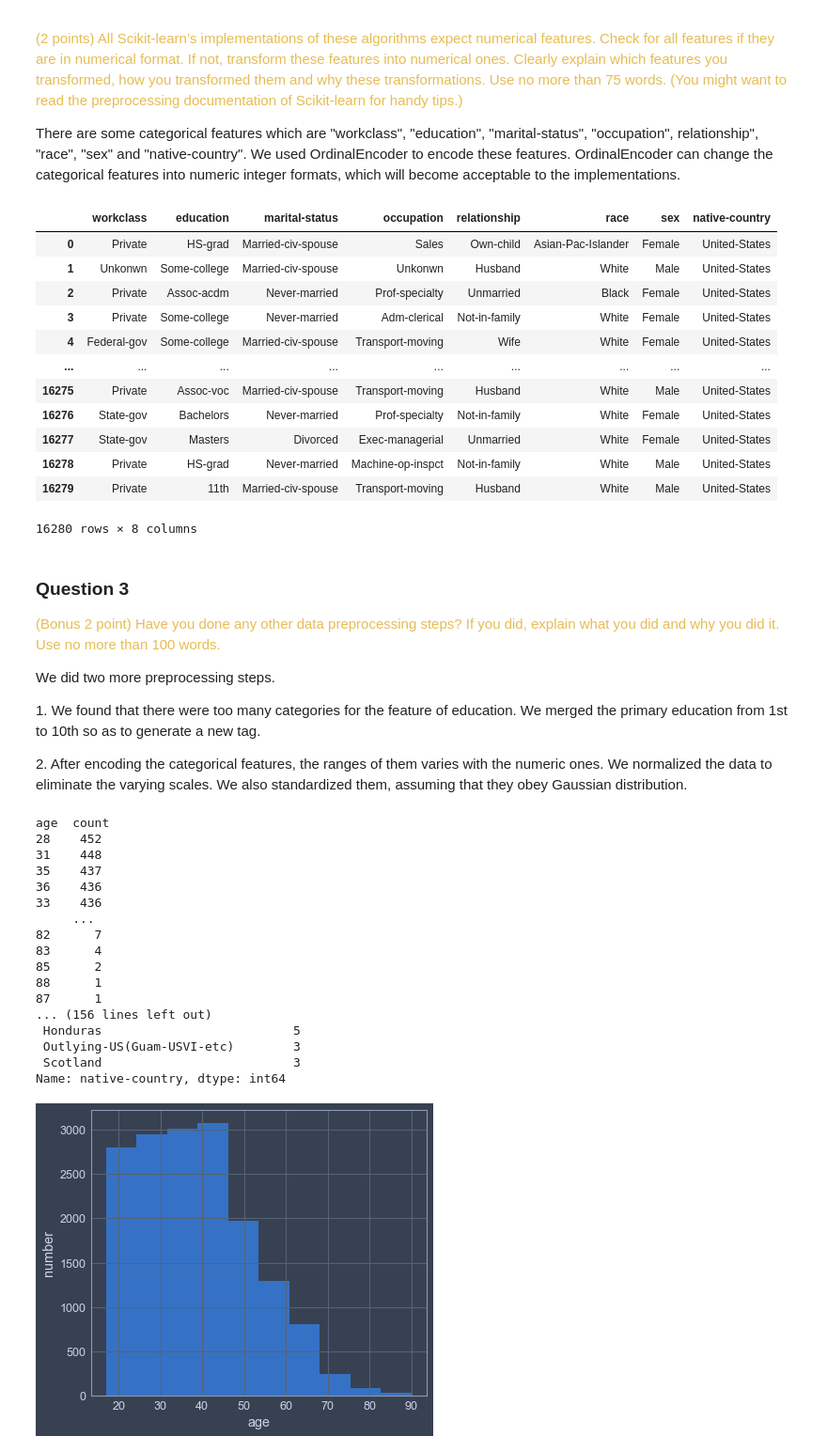
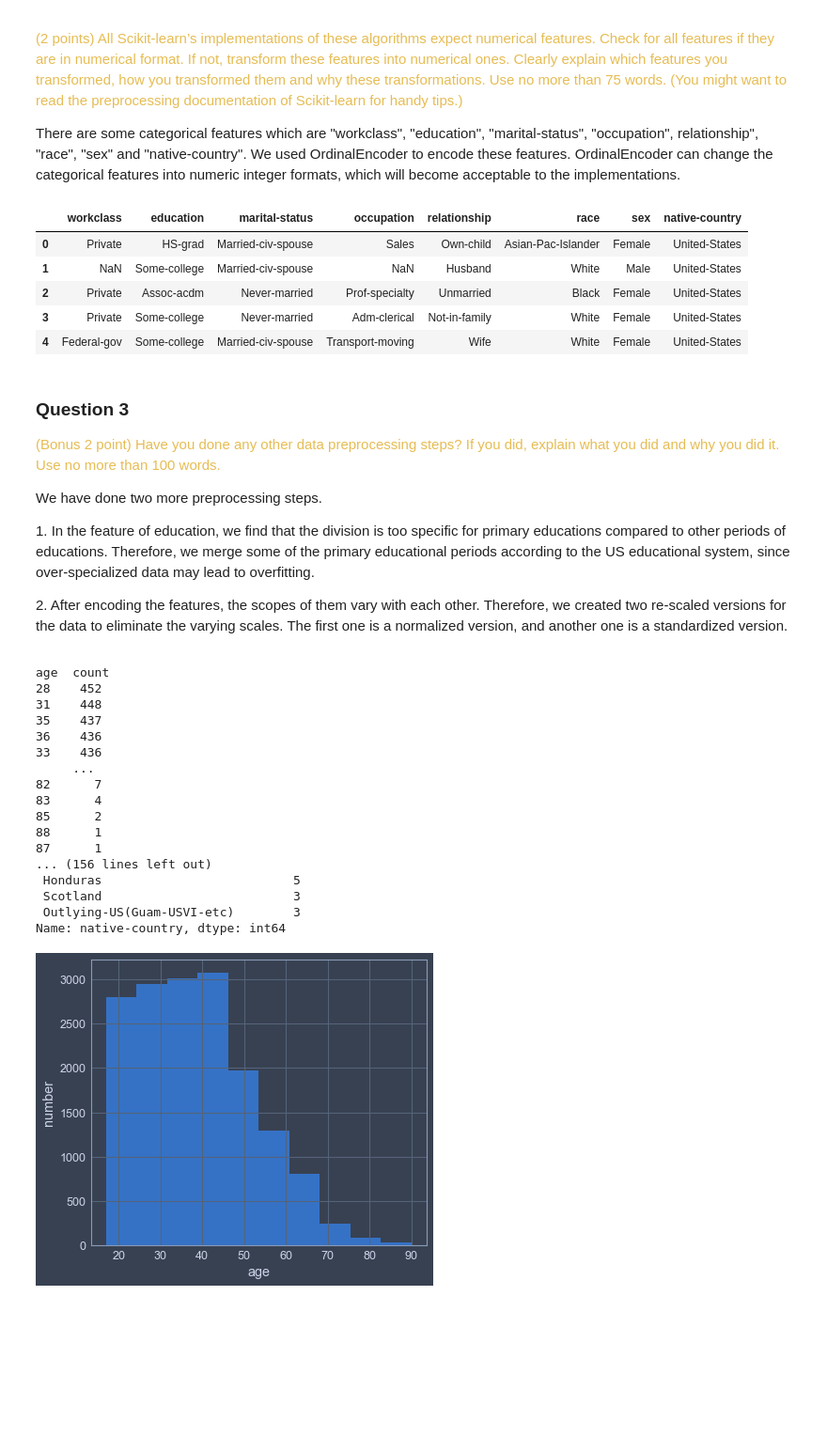
Before and after one commit to Timo9Madrid7/CSE2510MachineLearning, a Jupyter notebook: America Census/GROUP_problem_census.ipynb, the cells around one changed output. Shown at 94% size. Drawn from its saved outputs; the diff is of its cells as text; code cells hidden in the pictures; blank space fills up the shorter version.

```diff
--- a/America Census/GROUP_problem_census.ipynb
+++ b/America Census/GROUP_problem_census.ipynb
@@ -248,23 +261,17 @@ There are some categorical features which are "workclass", "education", "marital
 # %%
 # categorical features
 cat_features = ["workclass", "education", "marital-status", "occupation",
                 "relationship", "race", "sex", "native-country"]
 
 # origianl numeric features
 num_features = ["age", "education-num", "hours-per-week"]
 
-x_train_drop[cat_features]
+# they are not numbers
+x_train_raw[cat_features].head()
 # %% [output]
 |  | workclass | education | marital-status | occupation | relationship | race | sex | native-country |
 | 0 | Private | HS-grad | Married-civ-spouse | Sales | Own-child | Asian-Pac-Islander | Female | United-States |
-| 1 | Unkonwn | Some-college | Married-civ-spouse | Unkonwn | Husband | White | Male | United-States |
+| 1 | NaN | Some-college | Married-civ-spouse | NaN | Husband | White | Male | United-States |
 | 2 | Private | Assoc-acdm | Never-married | Prof-specialty | Unmarried | Black | Female | United-States |
 | 3 | Private | Some-college | Never-married | Adm-clerical | Not-in-family | White | Female | United-States |
 | 4 | Federal-gov | Some-college | Married-civ-spouse | Transport-moving | Wife | White | Female | United-States |
-| ... | ... | ... | ... | ... | ... | ... | ... | ... |
-| 16275 | Private | Assoc-voc | Married-civ-spouse | Transport-moving | Husband | White | Male | United-States |
-| 16276 | State-gov | Bachelors | Never-married | Prof-specialty | Not-in-family | White | Female | United-States |
-| 16277 | State-gov | Masters | Divorced | Exec-managerial | Unmarried | White | Female | United-States |
-| 16278 | Private | HS-grad | Never-married | Machine-op-inspct | Not-in-family | White | Male | United-States |
-| 16279 | Private | 11th | Married-civ-spouse | Transport-moving | Husband | White | Male | United-States |
-16280 rows × 8 columns
@@ -300,13 +303,13 @@ X_test = np.concatenate((x_test_discrete, x_test_numeric), axis=1)
 <span style="color:#e6bc53">(Bonus 2 point) Have you done any other data preprocessing steps? If you did, explain
 what you did and why you did it. Use no more than 100 words.</span>
 
-<p> We did two more preprocessing steps.</p>
-<p>1. We found that there were too many categories for the feature of education. We merged the primary education from 1st to 10th so as to generate a new tag.</p>
-<p>2. After encoding the categorical features, the ranges of them varies with the numeric ones. We normalized the data to eliminate the varying scales. We also standardized them, assuming that they obey Gaussian distribution.</p>
+<P>We have done two more preprocessing steps.
+<P>1. In the feature of education, we find that the division is too specific for primary educations compared to other periods of educations. Therefore, we merge some of the primary educational periods according to the US educational system, since over-specialized data may lead to overfitting.
+<P>2. After encoding the features, the scopes of them vary with each other. Therefore, we created two re-scaled versions for the data to eliminate the varying scales. The first one is a normalized version, and another one is a standardized version.
 # %%
-for feature in x_train_drop.columns:
+for feature in x_train_fill.columns:
     print(str(feature)," count")
-    print(x_train_drop[feature].value_counts())
+    print(x_train_fill[feature].value_counts())
     print()
 # %% [output]
 age  count
@@ -323,8 +326,8 @@ age  count
 87      1
 ... (156 lines left out)
  Honduras                          5
+ Scotland                          3
  Outlying-US(Guam-USVI-etc)        3
- Scotland                          3
 Name: native-country, dtype: int64
 # %%
 # use the histogram to evaluate the distributions of the features
```
Also changed, not shown: parts of 81 cells of this notebook, 8 other files.
